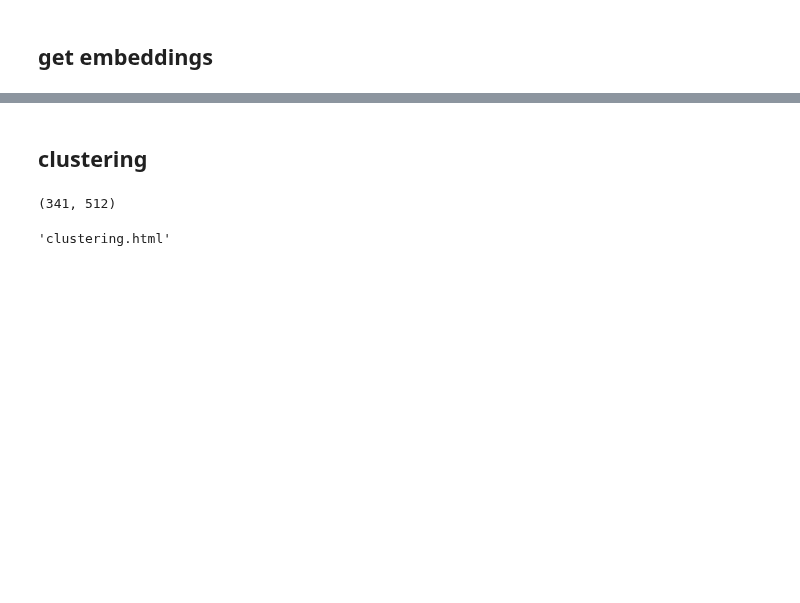
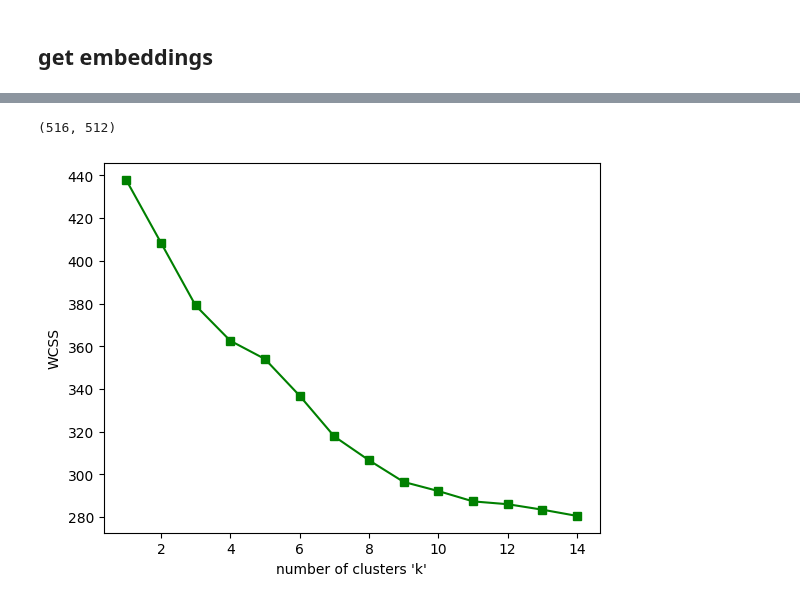
Before and after one commit to jyontika/CS315-Project-2, a Jupyter notebook: analysis/clustering.ipynb, the cells around one changed output, grey strips where cells are left out. Cells and saved outputs as stored; diff of their text form; code cells hidden in the pictures; blank space fills up the shorter version.

Commit message:
clustering

```diff
--- a/analysis/clustering.ipynb
+++ b/analysis/clustering.ipynb
@@ -125,7 +30,7 @@ import tensorflow_hub as hub
 import numpy as np
 
 embed = hub.load("https://tfhub.dev/google/universal-sentence-encoder/4")
-def create_embeddings(row):
-    return embed([row['combined']])
+def create_embeddings(row,target):
+    return embed([row[target]])
 
-df['embeddings'] = df.apply(create_embeddings, axis=1)
+df_nyt['embeddings'] = df_nyt.apply(lambda row: create_embeddings(row,'video_keywords'), axis=1)
@@ -141,18 +37,38 @@ df.head()
-# %% [markdown]
-## clustering
 # %%
-matrix = np.vstack(df.embeddings.values)
-matrix.shape
+matrix_nyt = np.vstack(df_nyt['embeddings'])
+print(matrix_nyt.shape)
 # %% [output]
-(341, 512)
+(516, 512)
-# %%
-from sklearn.cluster import KMeans
-
-k = 3
-
-kmeans = KMeans(n_clusters=k,init="k-means++", random_state=42)
-kmeans.fit(matrix)
-labels = kmeans.labels_
-df["Cluster"] = labels
+# %%
+import matplotlib.pyplot as plt
+from sklearn.cluster import KMeans
+
+# Step 1: how do we know how many clusters to use? Elbow method!
+def elbow_method(matrix, maximum_K):
+  """
+  Elbow Method:
+  used to figure out how many clusters we should use
+  WCSS = within-cluster sum of squares = distance between points in cluster
+  want to minimize WSS, such that WCSS is low but the clusters are small enough to interpret
+  """
+  wcss = {} #key: k, values: wcss
+
+  for k in range(1,maximum_K):
+    kmeans = KMeans(n_clusters = k, init = 'k-means++', random_state = 42)
+    kmeans.fit(matrix)
+    wcss[k] = kmeans.inertia_
+
+  return wcss
+
+def draw_elbow_plot(wcss):
+  plt.plot(wcss.keys(), wcss.values(), 'gs-')
+  plt.xlabel("number of clusters 'k'")
+  plt.ylabel('WCSS')
+  plt.show()
+
+draw_elbow_plot(elbow_method(matrix_nyt, 15))
+#no clear elbow; chose 9
+# %% [output]
+[figure, added]
 # %%
 from sklearn.manifold import TSNE
@@ -176,5 +102,0 @@ fig.update_layout(title='Embeddings of TikTok News')
-# %%
-import plotly
-plotly.offline.plot(fig, filename = 'clustering.html', auto_open=False)
-# %% [output]
-'clustering.html'
```
Also changed, not shown: parts of 25 cells of this notebook.
